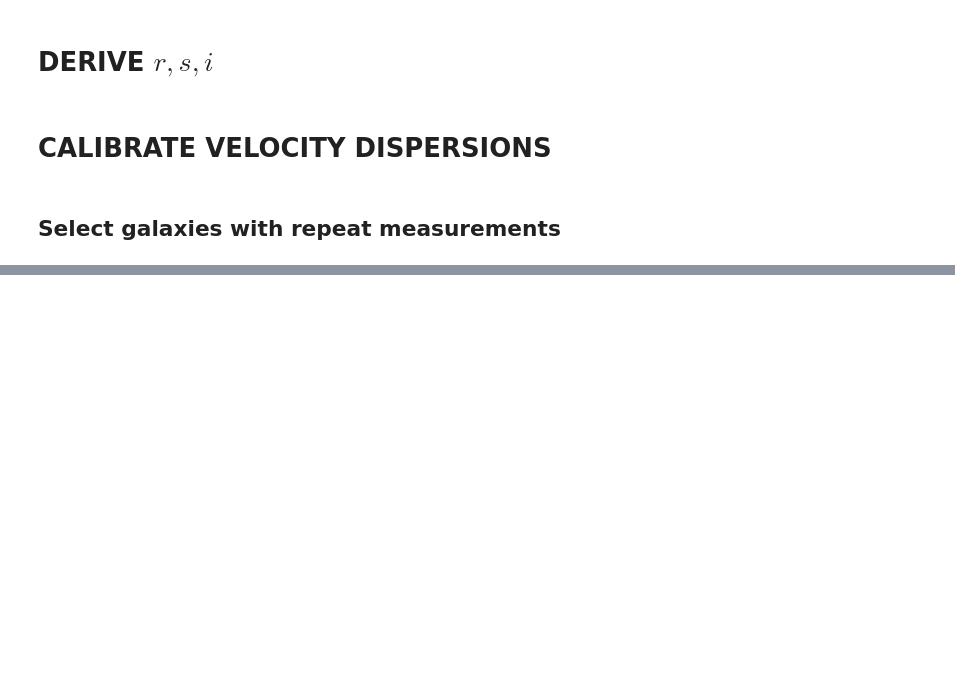
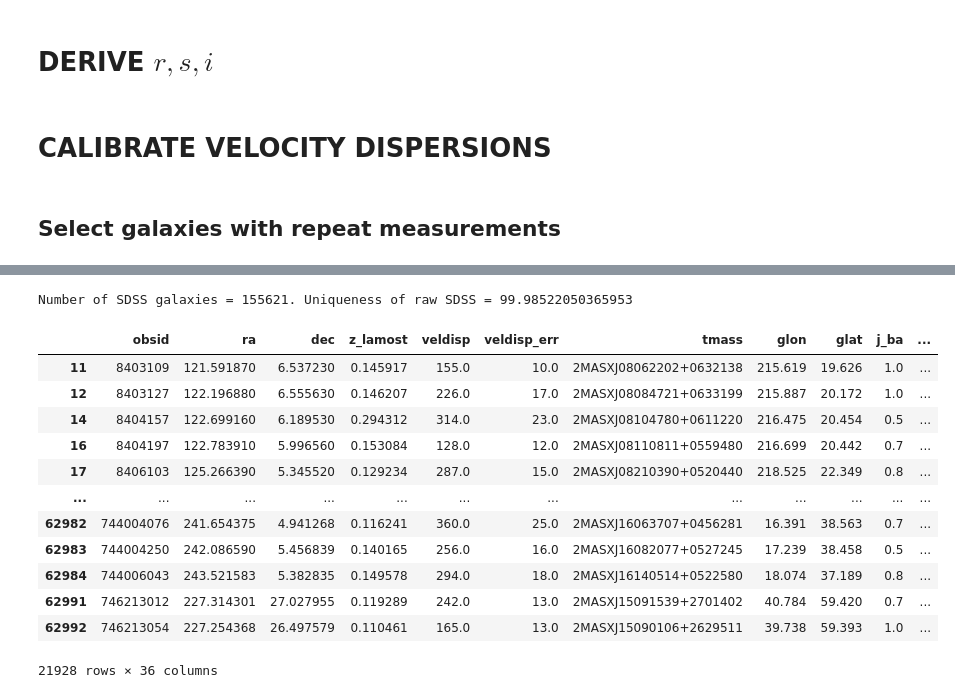
Before and after one commit to mrafifrbbn/thesis-research-2.0, a Jupyter notebook: notebook.ipynb, the cells around one changed output, grey strips where cells are left out. Saved outputs shown, nothing was run; the diff lists cells and outputs as text; code cells hidden in the pictures; blank space fills up the shorter version.

```diff
--- a/notebook.ipynb
+++ b/notebook.ipynb
@@ -1307,0 +1310,24 @@ print('LAMOST offset = %.3f' % totoff[2] + r' +- %.3f' % err[2])
+# %%
+df = pd.read_csv('data/raw/2mass/sdss_tmass.csv', low_memory=False)
+df = df[df.designation.notna()]
+print(f"Number of SDSS galaxies = {len(df)}. Uniqueness of raw SDSS = {df['designation'].nunique() / len(df) * 100}")
+# %% [output]
+Number of SDSS galaxies = 155621. Uniqueness of raw SDSS = 99.98522050365953
+# %%
+df = pd.read_csv('data/preprocessed/spectrophoto/lamost.csv')
+
+df[df['z_lamost'] > 0.1]
+# %% [output]
+|  | obsid | ra | dec | z_lamost | veldisp | veldisp_err | tmass | glon | glat | j_ba | ... |
+| 11 | 8403109 | 121.591870 | 6.537230 | 0.145917 | 155.0 | 10.0 | 2MASXJ08062202+0632138 | 215.619 | 19.626 | 1.0 | ... |
+| 12 | 8403127 | 122.196880 | 6.555630 | 0.146207 | 226.0 | 17.0 | 2MASXJ08084721+0633199 | 215.887 | 20.172 | 1.0 | ... |
+| 14 | 8404157 | 122.699160 | 6.189530 | 0.294312 | 314.0 | 23.0 | 2MASXJ08104780+0611220 | 216.475 | 20.454 | 0.5 | ... |
+| 16 | 8404197 | 122.783910 | 5.996560 | 0.153084 | 128.0 | 12.0 | 2MASXJ08110811+0559480 | 216.699 | 20.442 | 0.7 | ... |
+| 17 | 8406103 | 125.266390 | 5.345520 | 0.129234 | 287.0 | 15.0 | 2MASXJ08210390+0520440 | 218.525 | 22.349 | 0.8 | ... |
+| ... | ... | ... | ... | ... | ... | ... | ... | ... | ... | ... | ... |
+| 62982 | 744004076 | 241.654375 | 4.941268 | 0.116241 | 360.0 | 25.0 | 2MASXJ16063707+0456281 | 16.391 | 38.563 | 0.7 | ... |
+| 62983 | 744004250 | 242.086590 | 5.456839 | 0.140165 | 256.0 | 16.0 | 2MASXJ16082077+0527245 | 17.239 | 38.458 | 0.5 | ... |
+| 62984 | 744006043 | 243.521583 | 5.382835 | 0.149578 | 294.0 | 18.0 | 2MASXJ16140514+0522580 | 18.074 | 37.189 | 0.8 | ... |
+| 62991 | 746213012 | 227.314301 | 27.027955 | 0.119289 | 242.0 | 13.0 | 2MASXJ15091539+2701402 | 40.784 | 59.420 | 0.7 | ... |
+| 62992 | 746213054 | 227.254368 | 26.497579 | 0.110461 | 165.0 | 13.0 | 2MASXJ15090106+2629511 | 39.738 | 59.393 | 1.0 | ... |
+21928 rows × 36 columns
```
Also changed, not shown: parts of 24 cells of this notebook, 6 other files.
